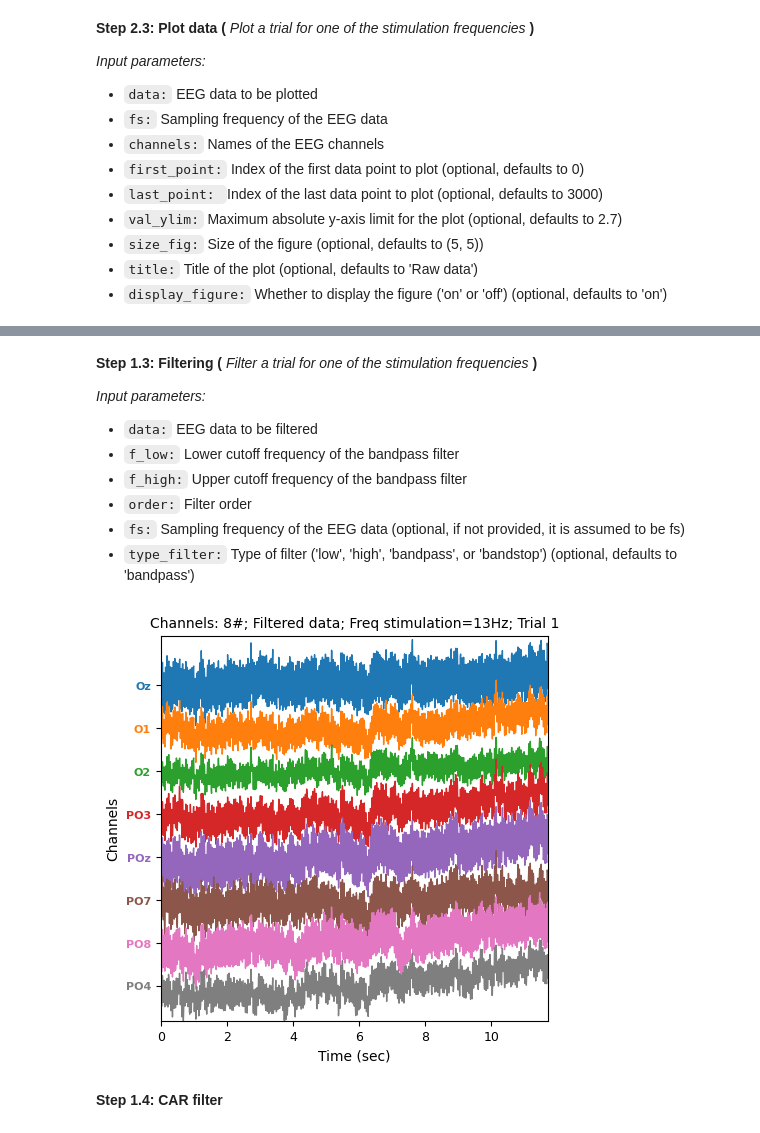
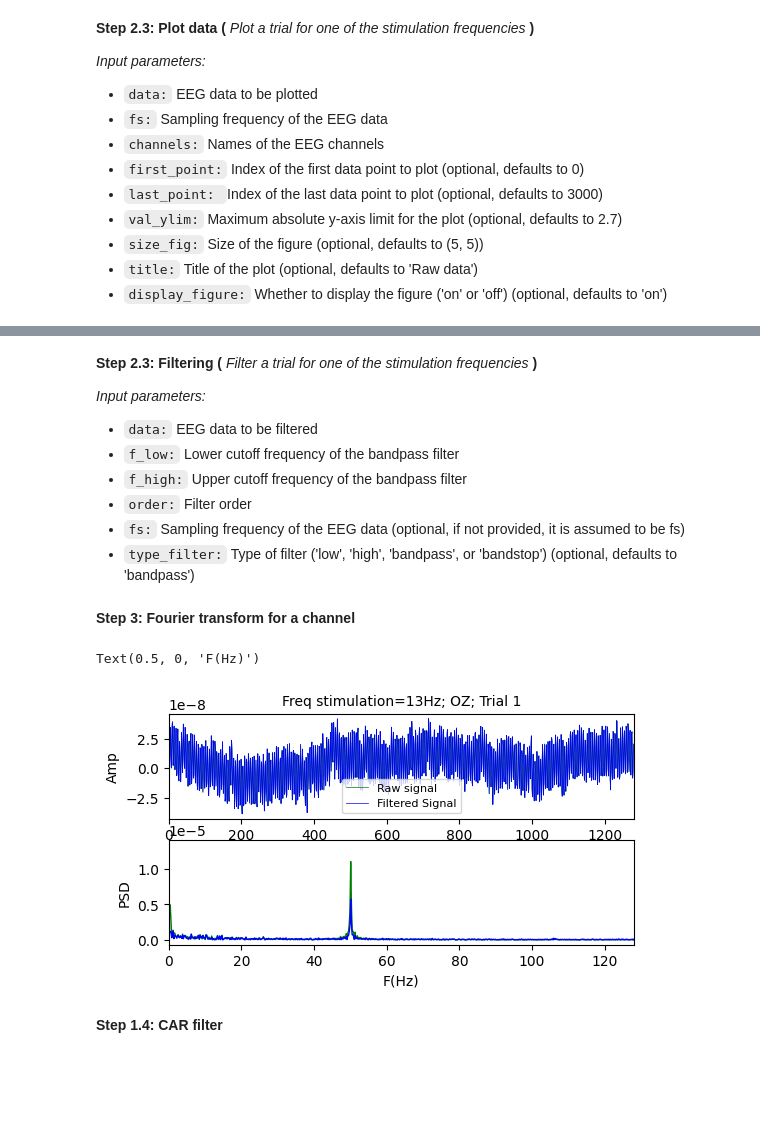
Before and after one commit to RezaSaadatyar/SSVEP-based-EEG-signal-processing, a Jupyter notebook: Code/Python/SSVEP.ipynb, the cells around one changed output, grey strips where cells are left out. Drawn from its saved outputs; the diff is of its cells as text; code cells hidden in the pictures; blank space fills up the shorter version.

```diff
--- a/Code/Python/SSVEP.ipynb
+++ b/Code/Python/SSVEP.ipynb
@@ -150,5 +149,5 @@ Plot_data.plot_data(data1[:, :, 1], fs, channels_name, first_point=0, last_point
 # %% [markdown]
-**Step 1.3: Filtering (** *Filter a trial for one of the stimulation frequencies* **)**<br/>
+**Step 2.3: Filtering (** *Filter a trial for one of the stimulation frequencies* **)**<br/>
 
 *Input parameters:*
  - `data:` EEG data to be filtered
@@ -161,15 +208,43 @@ Plot_data.plot_data(data1[:, :, 1], fs, channels_name, first_point=0, last_point
 # Define parameters for filtering
 f_low = 0.05
 f_high = 100
-order = 3
-f_notch = 50
-title = 'Filtered data; Freq stimulation=13Hz; Trial 1'
+order = 5
+notch_freq = 50      # Frequency to be removed from signal (Hz)
+quality_factor = 20  # Quality factor
+title = f'Filtered data; Freq stimulation=13Hz; Trial {1}'
 # Apply bandpass filtering to the EEG data using the Filtering.filtering function
-data_filtered = Filtering.filtering(data1[:, :, 1], f_low, f_high, order, fs, f_notch, notch_filter="on", type_filter='bandpass')
-Plot_data.plot_data(data_filtered, fs, channels_name, first_point=0, last_point=3000, val_ylim=2.7, size_fig=(5,5), title=title,
+data_filtered = Filtering.filtering(data1, f_low, f_high, order, fs, notch_freq, quality_factor, notch_filter="on", type_filter='bandpass')
+Plot_data.plot_data(data_filtered[:, :, 0], fs, channels_name, first_point=0, last_point=3000, val_ylim=2.7, size_fig=(5,5), title=title,
                     display_figure="on")
-# %% [output]
-[figure, removed]
+# %% [markdown]
+**Step 3: Fourier transform for a channel**
+# %%
+# Perform Fourier transform on the first channel of the first trial
+x_fft = np.fft.fft(data1[:, 0, 0])
+x_psd = np.abs(x_fft[:len(x_fft)//2]) # Calculate the one-sided power spectral density (PSD)
+x_filter_fft = np.fft.fft(data_filtered[:, 2, 0]) # Perform Fourier transform on the filtered signal
+x_filter_psd = np.abs(x_filter_fft[:len(x_filter_fft)//2])
+f = np.linspace(0, fs/2, len(x_fft)//2)  # Create a frequency axis
+
+# Plot Result
+plt.figure(figsize=(6, 3))
+plt.subplot(2, 1, 1)
+plt.plot(data1[:, 0, 0],'g-', linewidth=0.5, label="Raw signal")
+plt.plot(data_filtered[:, 0, 0],'b-', linewidth=0.5, label="Filtered Signal")
+plt.xlim([0, len(data1[:, 0, 0])])
+plt.ylabel('Amp', fontsize=10)
+plt.title('Freq stimulation=13Hz; OZ; Trial 1', fontsize=10)
+plt.legend(fontsize=8)
+
+plt.subplot(2, 1, 2)
+plt.plot(f, x_psd, 'g-', linewidth=1)
+plt.plot(f, x_filter_psd, 'b-', linewidth=1)
+plt.xlim([0, f[-1]])
+plt.ylabel('PSD', fontsize=10)
+plt.xlabel('F(Hz)', fontsize=10)
+# %% [output]
+Text(0.5, 0, 'F(Hz)')
+[figure, added]
 # %% [markdown]
 **Step 1.4: CAR filter**
 # %%
```
Also changed, not shown: parts of 6 cells of this notebook.
